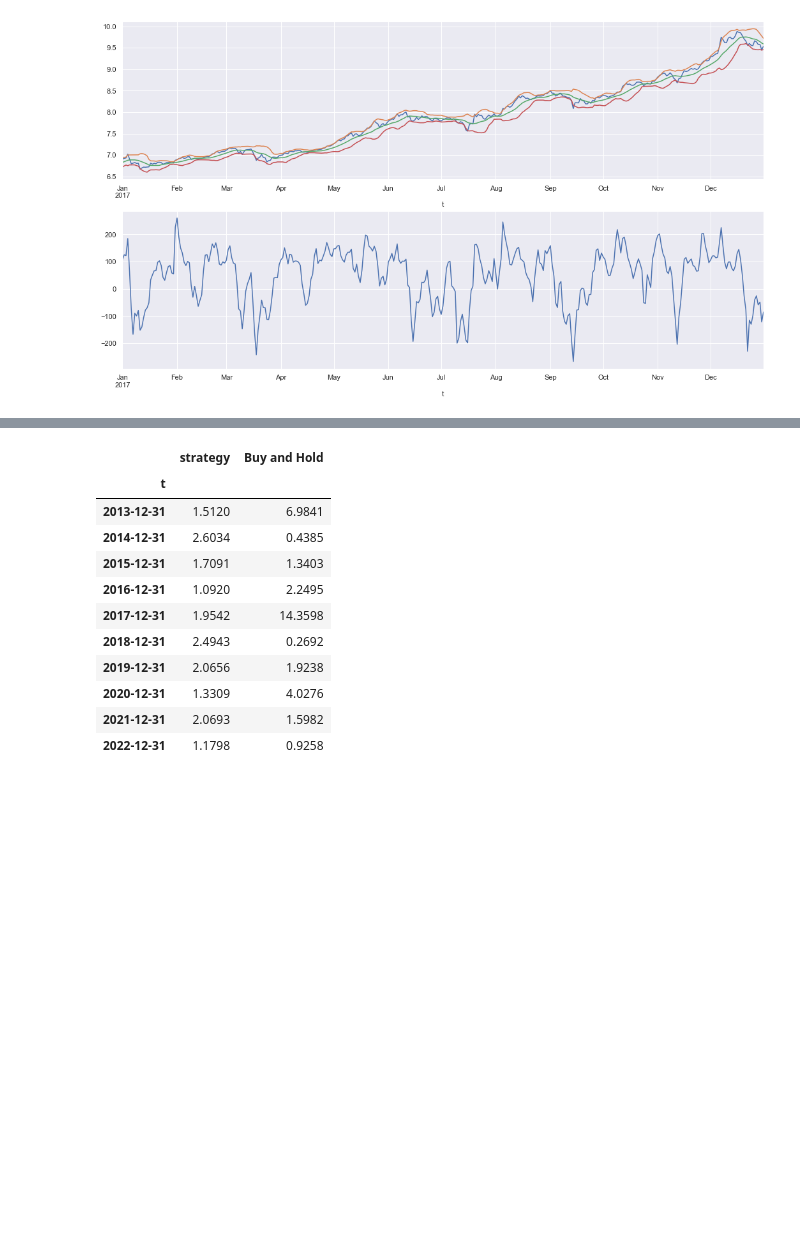
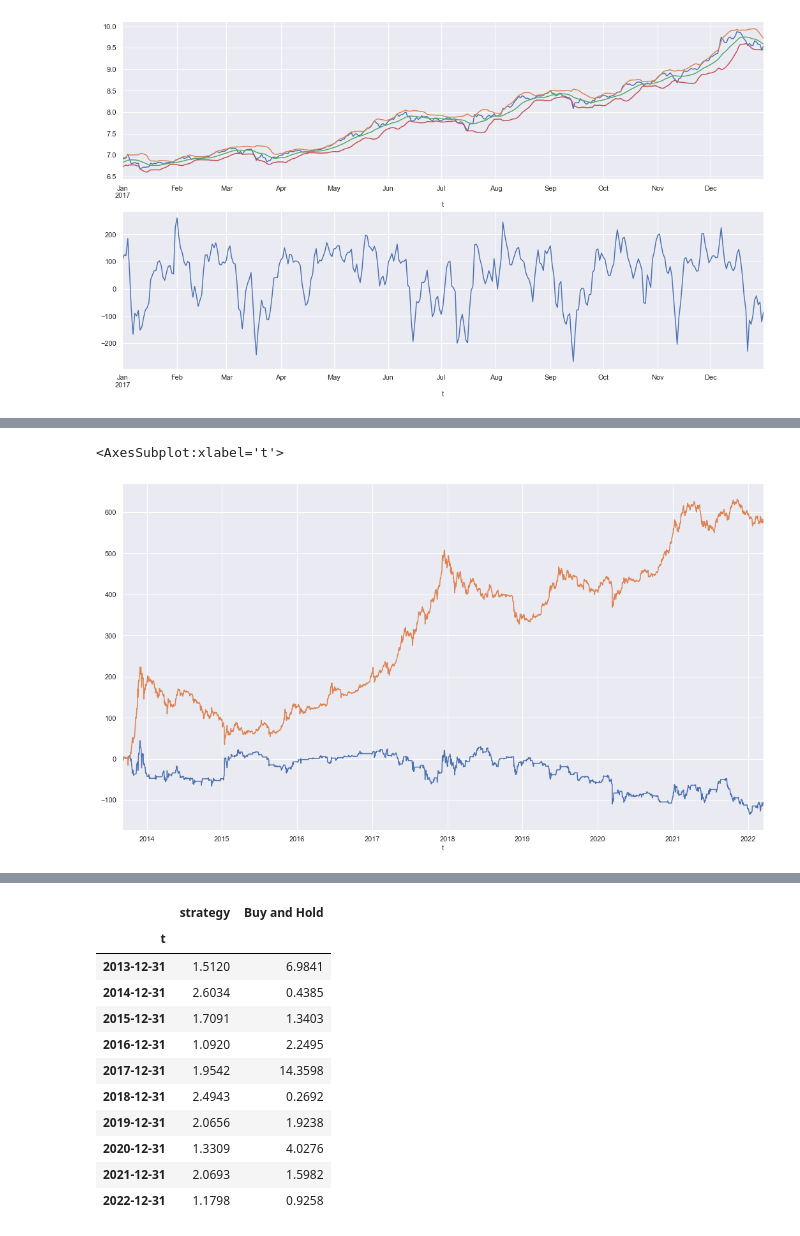
Before and after one commit to OBTCOCA/btc_research, a Jupyter notebook: GSFT/Start0-Copy1.ipynb, the cells around one changed output, grey strips where cells are left out. Drawn from its saved outputs; the diff is of its cells as text; code cells hidden in the pictures; blank space fills up the shorter version.

```diff
--- a/GSFT/Start0-Copy1.ipynb
+++ b/GSFT/Start0-Copy1.ipynb
@@ -685,8 +685,11 @@ for t in range(1,len(results_)):
 
 results_['strategy_returns'] = strategy_returns
 # %%
-# (100*results_.iloc[:,-1].cumsum()).plot()
-# (100*results_.R.cumsum()).plot()
+(100*results_.iloc[:,-1].cumsum()).plot()
+(100*results_.R.cumsum()).plot()
+# %% [output]
+<AxesSubplot:xlabel='t'>
+[figure, added]
 # %%
 R = np.log(ohlc.Close).diff().dropna()
 strided_R = strided_app(R.values,L,1)
```
Also changed, not shown: parts of 5 cells of this notebook.
